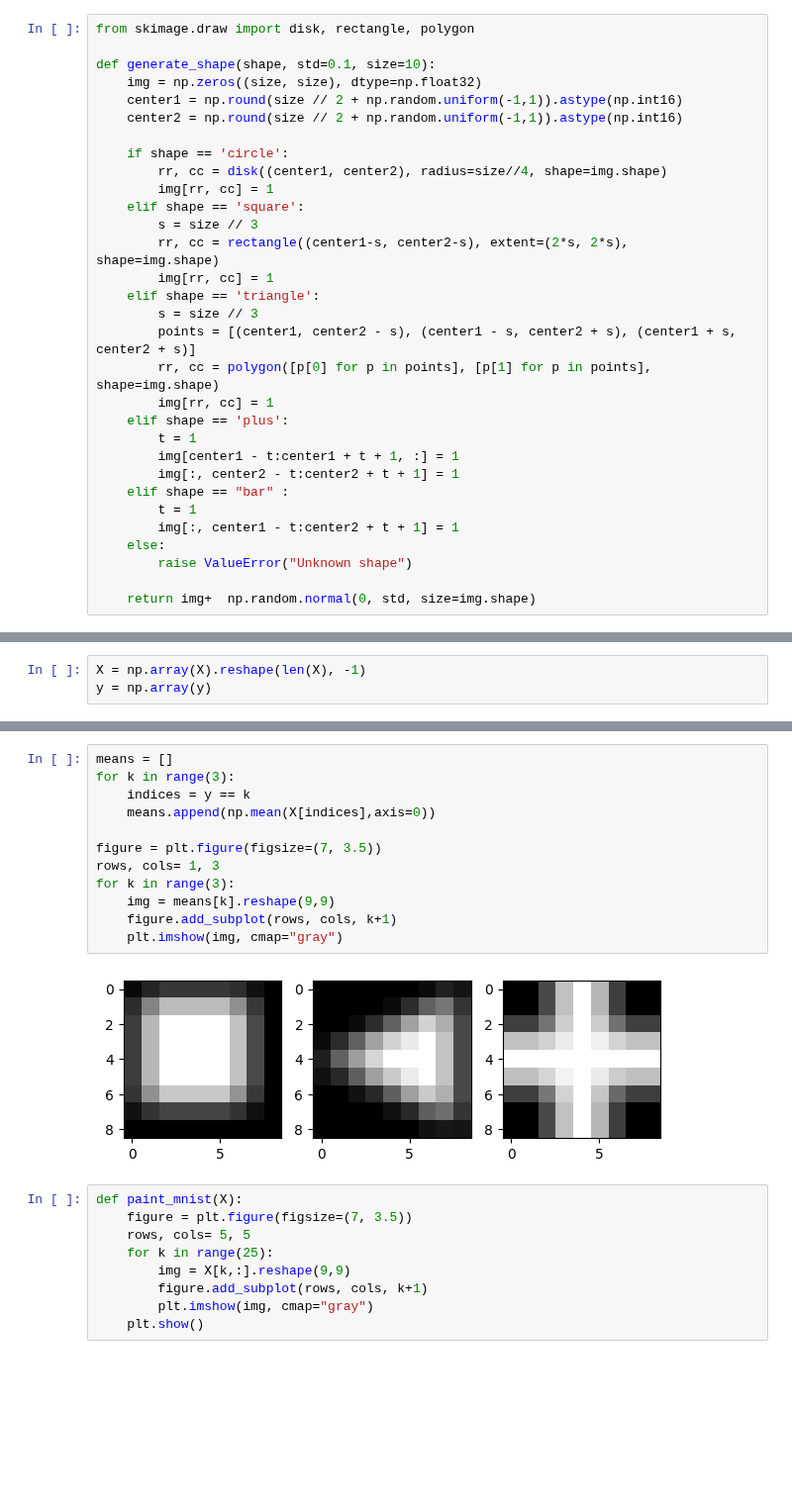
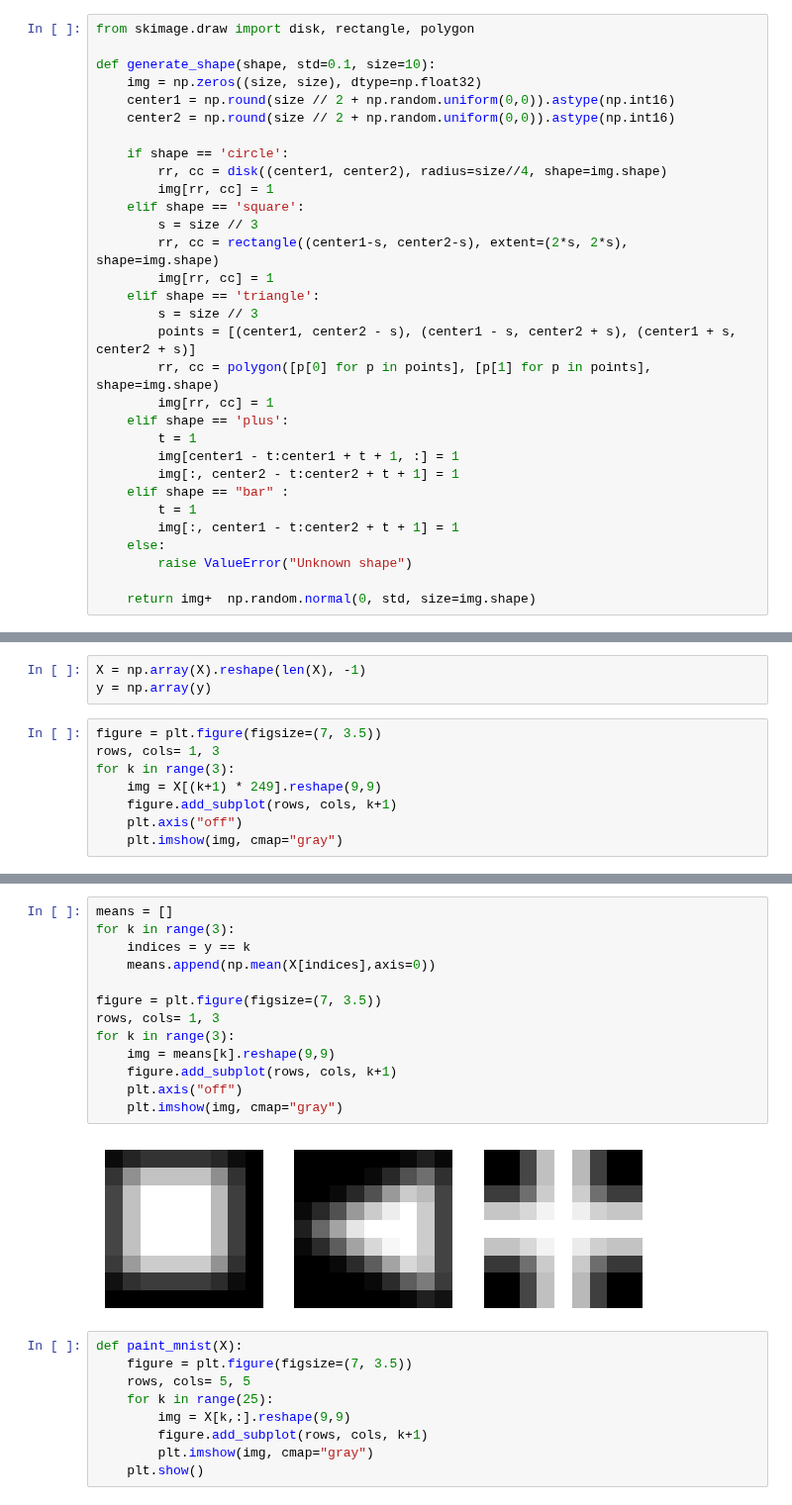
Before and after one commit to jimmyjz1127/bayesian-mixture-model-missing-data, a Jupyter notebook: GenerateData.ipynb, the cells around one changed output, grey strips where cells are left out. Shown at 99% size. Cells and saved outputs as stored; diff of their text form; blank space fills up the shorter version.

```diff
--- a/GenerateData.ipynb
+++ b/GenerateData.ipynb
@@ -41,8 +41,8 @@ from skimage.draw import disk, rectangle, polygon
 
 def generate_shape(shape, std=0.1, size=10):
     img = np.zeros((size, size), dtype=np.float32)
-    center1 = np.round(size // 2 + np.random.uniform(-1,1)).astype(np.int16)
-    center2 = np.round(size // 2 + np.random.uniform(-1,1)).astype(np.int16)
+    center1 = np.round(size // 2 + np.random.uniform(0,0)).astype(np.int16)
+    center2 = np.round(size // 2 + np.random.uniform(0,0)).astype(np.int16)
 
     if shape == 'circle':
         rr, cc = disk((center1, center2), radius=size//4, shape=img.shape)
@@ -80,3 +80,11 @@ for idx,shape in enumerate(shapes):
 # %%
 X = np.array(X).reshape(len(X), -1)
 y = np.array(y)
+# %%
+figure = plt.figure(figsize=(7, 3.5))
+rows, cols= 1, 3
+for k in range(3):
+    img = X[(k+1) * 249].reshape(9,9)
+    figure.add_subplot(rows, cols, k+1)
+    plt.axis("off")
+    plt.imshow(img, cmap="gray")
@@ -83,17 +93,18 @@ y = np.array(y)
 # %%
 means = []
 for k in range(3):
     indices = y == k
     means.append(np.mean(X[indices],axis=0))
 
 figure = plt.figure(figsize=(7, 3.5))
 rows, cols= 1, 3
 for k in range(3):
     img = means[k].reshape(9,9)
     figure.add_subplot(rows, cols, k+1)
+    plt.axis("off")
     plt.imshow(img, cmap="gray")
 # %% [output]
-[figure, old version]
+[figure, new version]
 # %%
 def paint_mnist(X):
     figure = plt.figure(figsize=(7, 3.5))
```
Also changed, not shown: parts of 30 cells of this notebook, 18 other files.
